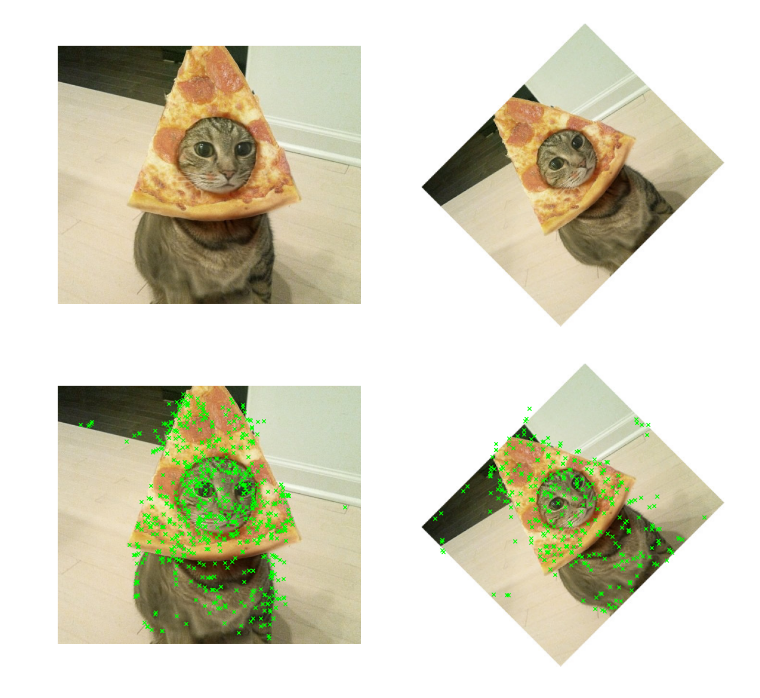
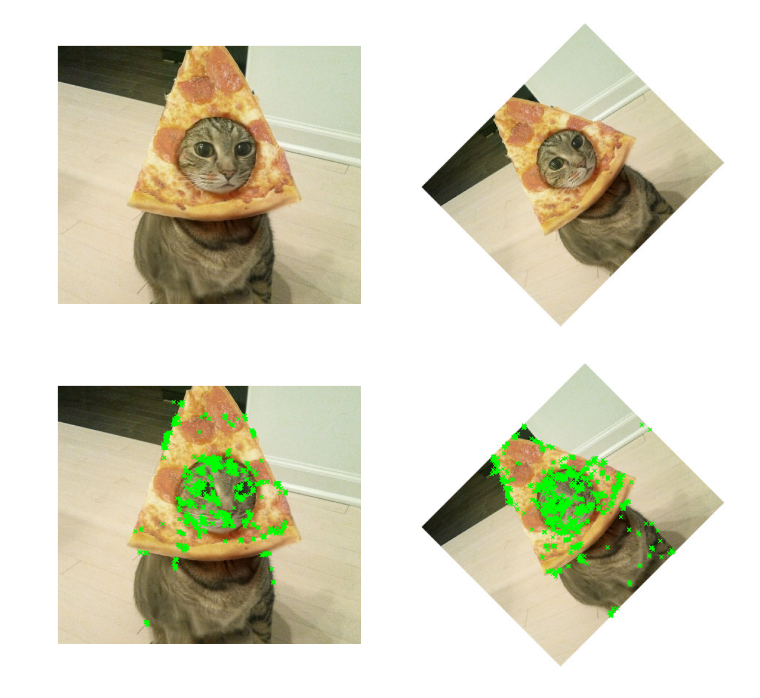
Before and after one commit to mebuie/Jupyter, a Jupyter notebook: OpenCV/Feature Matching.ipynb, the cells around one changed output. Drawn from its saved outputs; the diff is of its cells as text; code cells hidden in the pictures.

Commit message:
Change detector from SURF to ORB

```diff
--- a/OpenCV/Feature Matching.ipynb
+++ b/OpenCV/Feature Matching.ipynb
@@ -122,17 +115,17 @@ DrawImagePairs(
 [figure]
 # %%
 
-surf = cv.xfeatures2d_SURF.create(hessianThreshold=400)
+detector = cv.ORB_create(1000)
 
 gray1 = cv.cvtColor(image1, cv.COLOR_BGR2GRAY)
 gray2 = cv.cvtColor(image2, cv.COLOR_BGR2GRAY)
 
-kp1, Descriptors = surf.detectAndCompute(gray1, None)
-kp2, Descriptors = surf.detectAndCompute(gray2, None)
+kp1, Descriptors = detector.detectAndCompute(gray1, None)
+kp2, Descriptors = detector.detectAndCompute(gray2, None)
 
 DrawKeypointPairs(cv.cvtColor(image1, cv.COLOR_BGR2RGB),
                   cv.cvtColor(image2, cv.COLOR_BGR2RGB),
                   kp1,
                   kp2)
 # %% [output]
-[figure, old version]
+[figure, new version]
```
Also changed, not shown: parts of 3 cells of this notebook.
